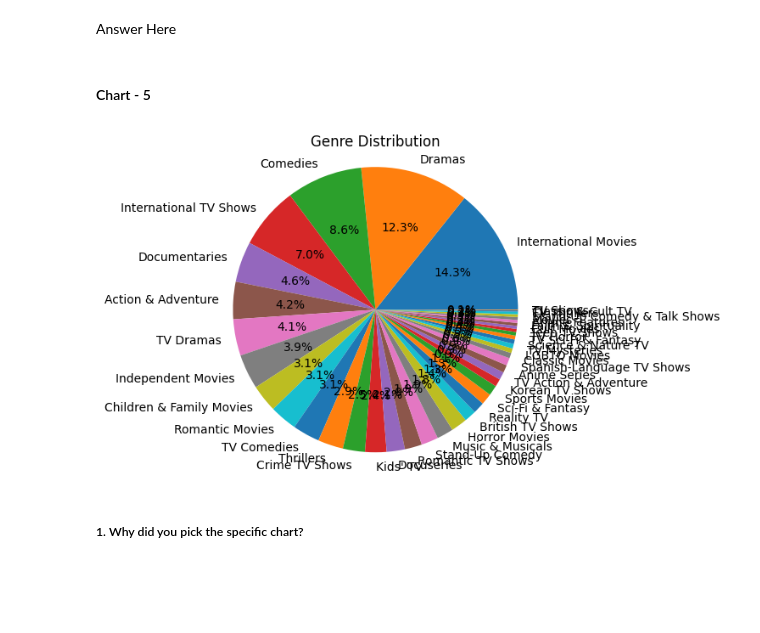
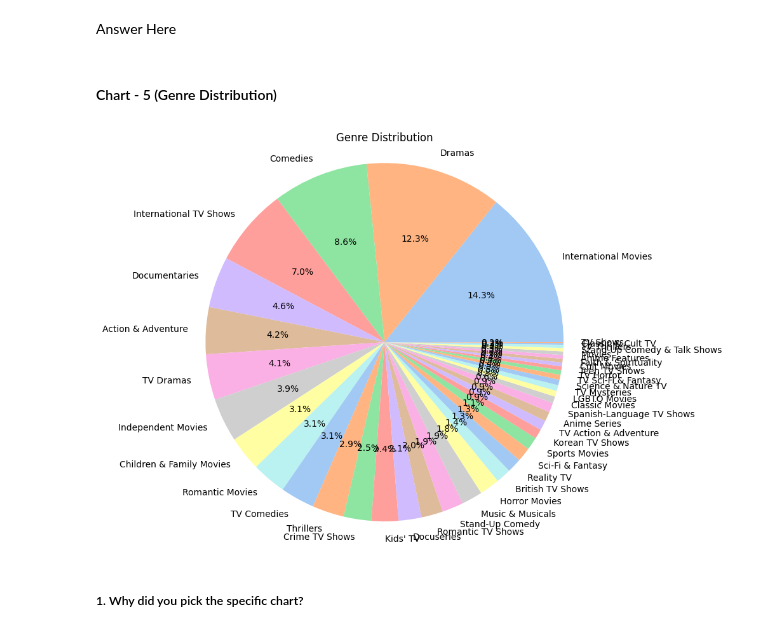
Before and after one commit to rafiddeshmukh/Netflix_Movies_and_TV_Shows_Clustering, a Jupyter notebook: Netflix_Movies_and_TV_Shows_Clustering.ipynb, the cells around one changed output. Cells and saved outputs as stored; diff of their text form; code cells hidden in the pictures; blank space fills up the shorter version.

```diff
--- a/Netflix_Movies_and_TV_Shows_Clustering.ipynb
+++ b/Netflix_Movies_and_TV_Shows_Clustering.ipynb
@@ -293,0 +298,4 @@ dtype: int64
+# %%
+# Choosing the primary country and primary genre to simplify the analysis
+nf_df['country'] = nf_df['country'].apply(lambda x: x.split(',')[0])
+nf_df['listed_in'] = nf_df['listed_in'].apply(lambda x: x.split(',')[0])
@@ -293,0 +305,3 @@ dtype: int64
+# %%
+# Splitting the duration column, and changing the datatype to integer
+nf_df['duration'] = nf_df['duration'].apply(lambda x: int(x.split()[0]))
@@ -293,0 +353,3 @@ dtype: int64
+# %%
+# Typecasting 'date_added' from string to datetime
+nf_df["date_added"] = pd.to_datetime(nf_df['date_added'])
@@ -293,0 +363,6 @@ dtype: int64
+# %%
+# Adding new attributes month and year of date added
+
+nf_df['month_added'] = nf_df['date_added'].dt.month
+nf_df['year_added'] = nf_df['date_added'].dt.year
+nf_df.drop('date_added', axis=1, inplace=True)
@@ -414,19 +510,21 @@ Are there any insights that lead to negative growth? Justify with specific reaso
 # %% [markdown]
 Answer Here
 # %% [markdown]
-#### Chart - 5
+#### Chart - 5 (Genre Distribution)
 # %%
 # Chart - 5 visualization code
 # Split the genres and count the occurrences of each genre
 genres = nf_df['listed_in'].str.split(',').explode().str.strip().value_counts()
 
 # Create a pie chart
+plt.figure(figsize=(8, 8))
+sns.set_palette('pastel')
 plt.pie(genres.values, labels=genres.index, autopct='%1.1f%%')
 plt.title('Genre Distribution')
 plt.axis('equal')
 plt.show()
 # %% [output]
-[figure, old version]
+[figure, new version]
 # %% [markdown]
 ##### 1. Why did you pick the specific chart?
 # %% [markdown]
```
Also changed, not shown: parts of 62 cells of this notebook.
